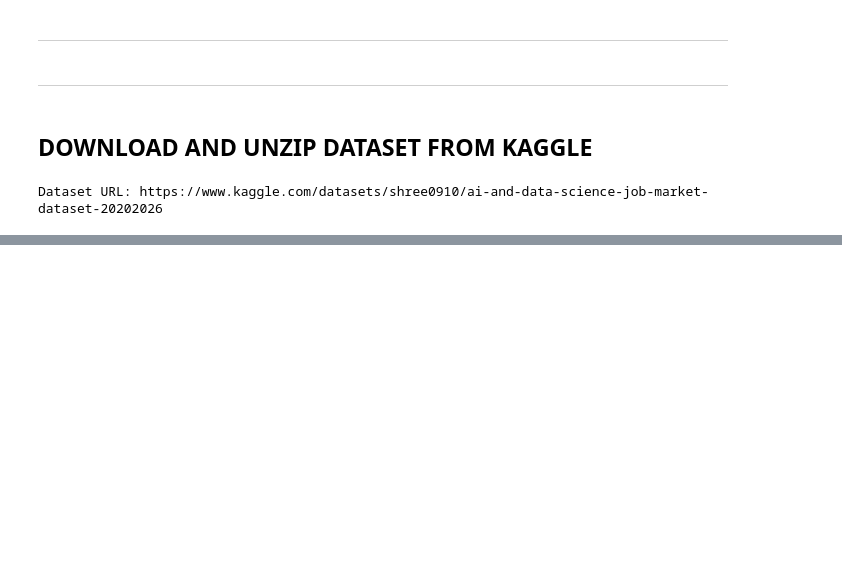
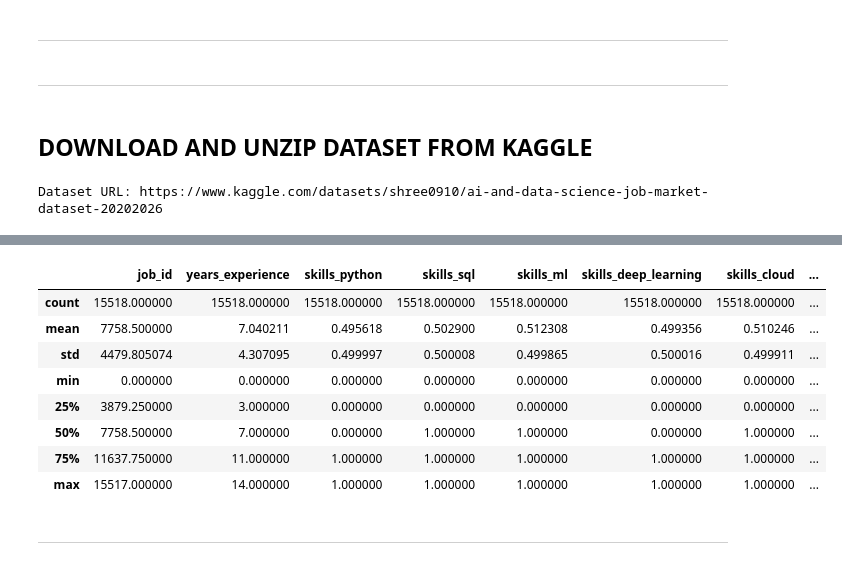
Before and after one commit to wanderduck/CERT-x466-003, a Jupyter notebook: CERT-x466-003_MAIN.ipynb, the cells around one changed output, grey strips where cells are left out. Cells and saved outputs as stored; diff of their text form; code cells hidden in the pictures; blank space fills up the shorter version.

```diff
--- a/CERT-x466-003_MAIN.ipynb
+++ b/CERT-x466-003_MAIN.ipynb
@@ -22,0 +135,14 @@ Dataset URL: https://www.kaggle.com/datasets/shree0910/ai-and-data-science-job-m
+# %%
+decription_df
+# %% [output]
+|  | job_id | years_experience | skills_python | skills_sql | skills_ml | skills_deep_learning | skills_cloud | ... |
+| count | 15518.000000 | 15518.000000 | 15518.000000 | 15518.000000 | 15518.000000 | 15518.000000 | 15518.000000 | ... |
+| mean | 7758.500000 | 7.040211 | 0.495618 | 0.502900 | 0.512308 | 0.499356 | 0.510246 | ... |
+| std | 4479.805074 | 4.307095 | 0.499997 | 0.500008 | 0.499865 | 0.500016 | 0.499911 | ... |
+| min | 0.000000 | 0.000000 | 0.000000 | 0.000000 | 0.000000 | 0.000000 | 0.000000 | ... |
+| 25% | 3879.250000 | 3.000000 | 0.000000 | 0.000000 | 0.000000 | 0.000000 | 0.000000 | ... |
+| 50% | 7758.500000 | 7.000000 | 0.000000 | 1.000000 | 1.000000 | 0.000000 | 1.000000 | ... |
+| 75% | 11637.750000 | 11.000000 | 1.000000 | 1.000000 | 1.000000 | 1.000000 | 1.000000 | ... |
+| max | 15517.000000 | 14.000000 | 1.000000 | 1.000000 | 1.000000 | 1.000000 | 1.000000 | ... |
+# %% [markdown]
+---
```
Also changed, not shown: parts of 14 cells of this notebook, 11 other files.
